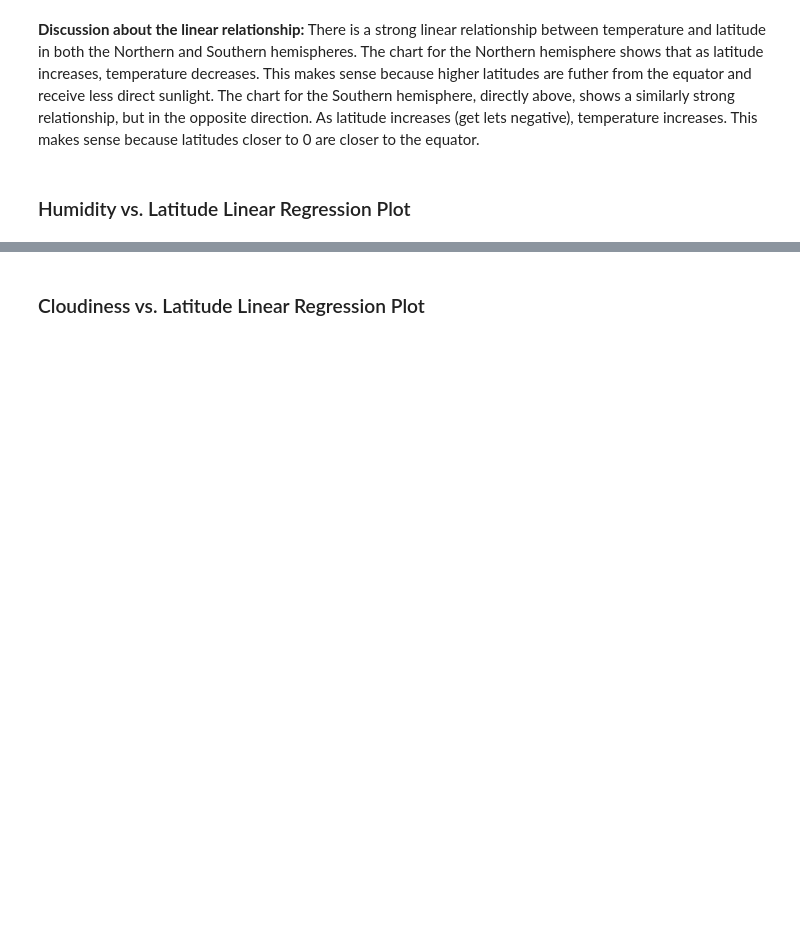
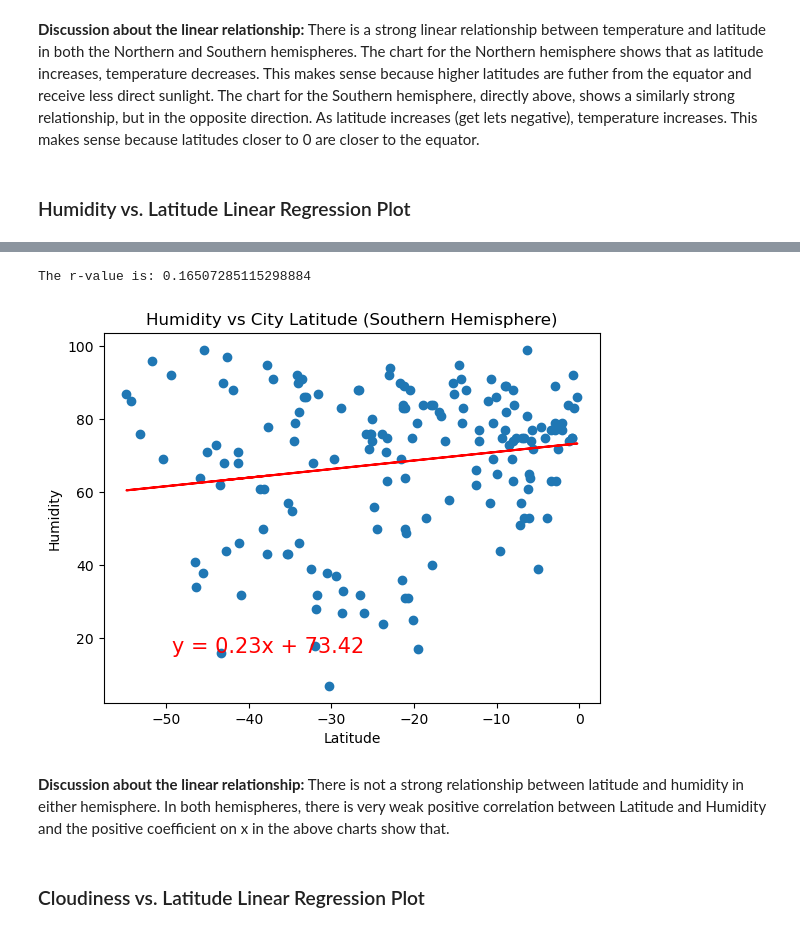
Before and after one commit to jonahkopp/python-api-challenge, a Jupyter notebook: WeatherPy/WeatherPy.ipynb, the cells around one changed output, grey strips where cells are left out. Drawn from its saved outputs; the diff is of its cells as text; code cells hidden in the pictures; blank space fills up the shorter version.

```diff
--- a/WeatherPy/WeatherPy.ipynb
+++ b/WeatherPy/WeatherPy.ipynb
@@ -368,2 +353,10 @@ The r-value is: 0.0002808747046324607
+# %%
+# Southern Hemisphere
+lin_reg_plots(southern_hemi_df['Lat'],southern_hemi_df['Humidity'],'Humidity vs City Latitude (Southern Hemisphere)','Latitude','Humidity')
+# %% [output]
+The r-value is: 0.16507285115298884
+[figure, added]
+# %% [markdown]
+**Discussion about the linear relationship:** There is not a strong relationship between latitude and humidity in either hemisphere. In both hemispheres, there is very weak positive correlation between Latitude and Humidity and the positive coefficient on x in the above charts show that.
 # %% [markdown]
 ### Cloudiness vs. Latitude Linear Regression Plot
```
Also changed, not shown: parts of 30 cells of this notebook, 5 other files.
